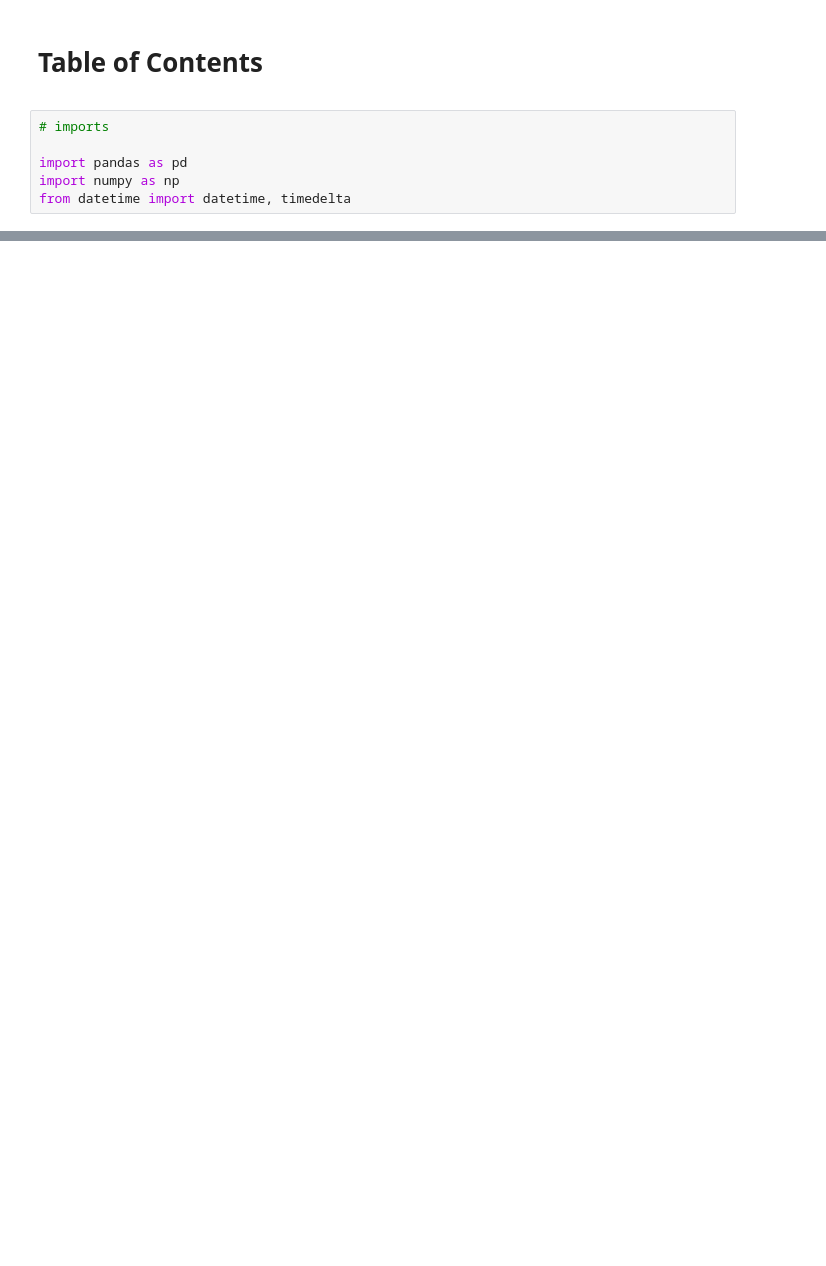
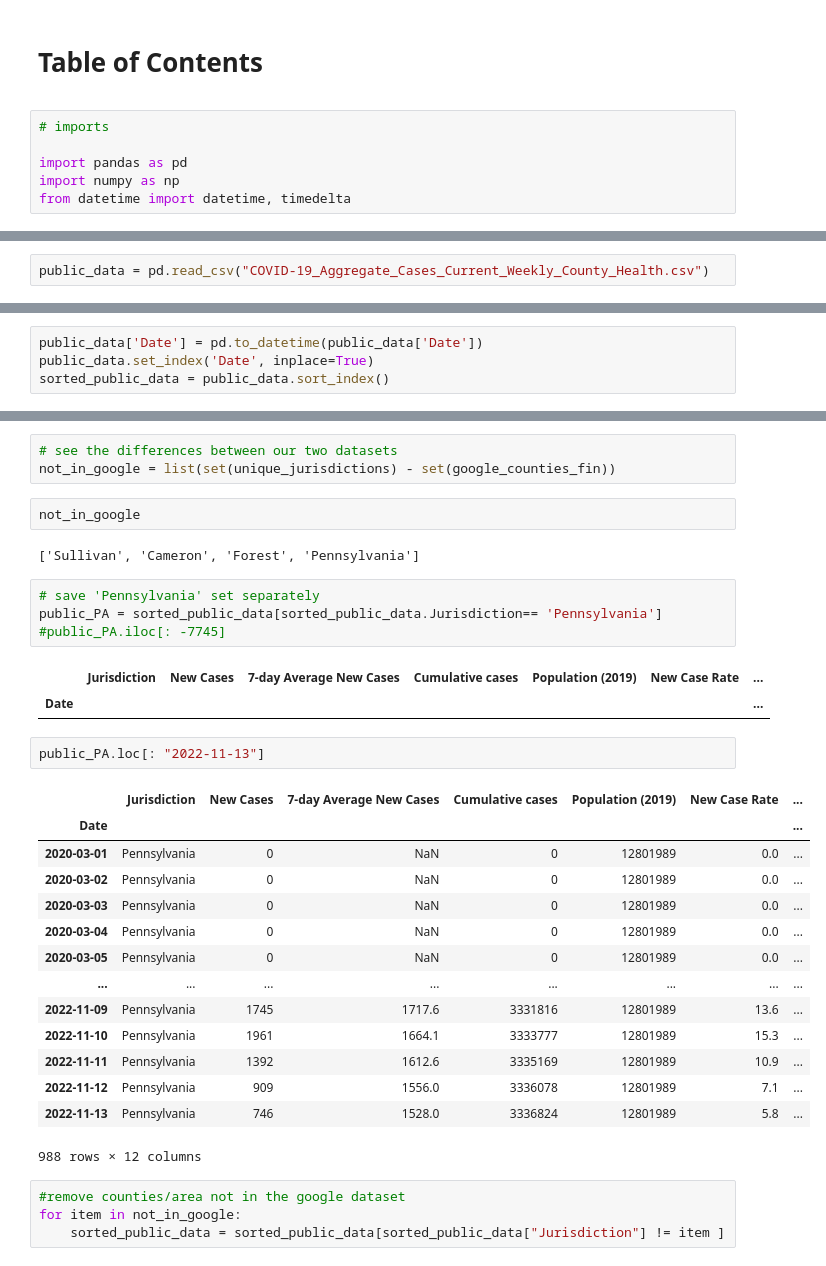
Before and after one commit to sanderlin2013/Predicting-COVID-19-in-Philly, a Jupyter notebook: Untitled.ipynb, the cells around one changed output, grey strips where cells are left out. Saved outputs shown, nothing was run; the diff lists cells and outputs as text; blank space fills up the shorter version.

```diff
--- a/Untitled.ipynb
+++ b/Untitled.ipynb
@@ -10,2 +12,4 @@ from datetime import datetime, timedelta
+# %%
+public_data = pd.read_csv("COVID-19_Aggregate_Cases_Current_Weekly_County_Health.csv")
 # %%
 google_data_2020 = pd.read_csv("2020_sub_region_1_daily_2020_US_Pennsylvania_daily_symptoms_dataset.csv")
@@ -20,0 +214,4 @@ google_data_2020.head()
+# %%
+public_data['Date'] = pd.to_datetime(public_data['Date'])
+public_data.set_index('Date', inplace=True)
+sorted_public_data = public_data.sort_index()
@@ -20,0 +247,35 @@ google_data_2020.head()
+# %%
+# see the differences between our two datasets
+not_in_google = list(set(unique_jurisdictions) - set(google_counties_fin))
+# %%
+not_in_google
+# %% [output]
+['Sullivan', 'Cameron', 'Forest', 'Pennsylvania']
+# %%
+# save 'Pennsylvania' set separately
+public_PA = sorted_public_data[sorted_public_data.Jurisdiction== 'Pennsylvania']
+#public_PA.iloc[: -7745]
+# %% [output]
+|  | Jurisdiction | New Cases | 7-day Average New Cases | Cumulative cases | Population (2019) | New Case Rate | ... |
+| Date |  |  |  |  |  |  | ... |
+# %%
+public_PA.loc[: "2022-11-13"]
+# %% [output]
+|  | Jurisdiction | New Cases | 7-day Average New Cases | Cumulative cases | Population (2019) | New Case Rate | ... |
+| Date |  |  |  |  |  |  | ... |
+| 2020-03-01 | Pennsylvania | 0 | NaN | 0 | 12801989 | 0.0 | ... |
+| 2020-03-02 | Pennsylvania | 0 | NaN | 0 | 12801989 | 0.0 | ... |
+| 2020-03-03 | Pennsylvania | 0 | NaN | 0 | 12801989 | 0.0 | ... |
+| 2020-03-04 | Pennsylvania | 0 | NaN | 0 | 12801989 | 0.0 | ... |
+| 2020-03-05 | Pennsylvania | 0 | NaN | 0 | 12801989 | 0.0 | ... |
+| ... | ... | ... | ... | ... | ... | ... | ... |
+| 2022-11-09 | Pennsylvania | 1745 | 1717.6 | 3331816 | 12801989 | 13.6 | ... |
+| 2022-11-10 | Pennsylvania | 1961 | 1664.1 | 3333777 | 12801989 | 15.3 | ... |
+| 2022-11-11 | Pennsylvania | 1392 | 1612.6 | 3335169 | 12801989 | 10.9 | ... |
+| 2022-11-12 | Pennsylvania | 909 | 1556.0 | 3336078 | 12801989 | 7.1 | ... |
+| 2022-11-13 | Pennsylvania | 746 | 1528.0 | 3336824 | 12801989 | 5.8 | ... |
+988 rows × 12 columns
+# %%
+#remove counties/area not in the google dataset
+for item in not_in_google:
+    sorted_public_data = sorted_public_data[sorted_public_data["Jurisdiction"] != item ]
```
Also changed, not shown: parts of 29 cells of this notebook.
